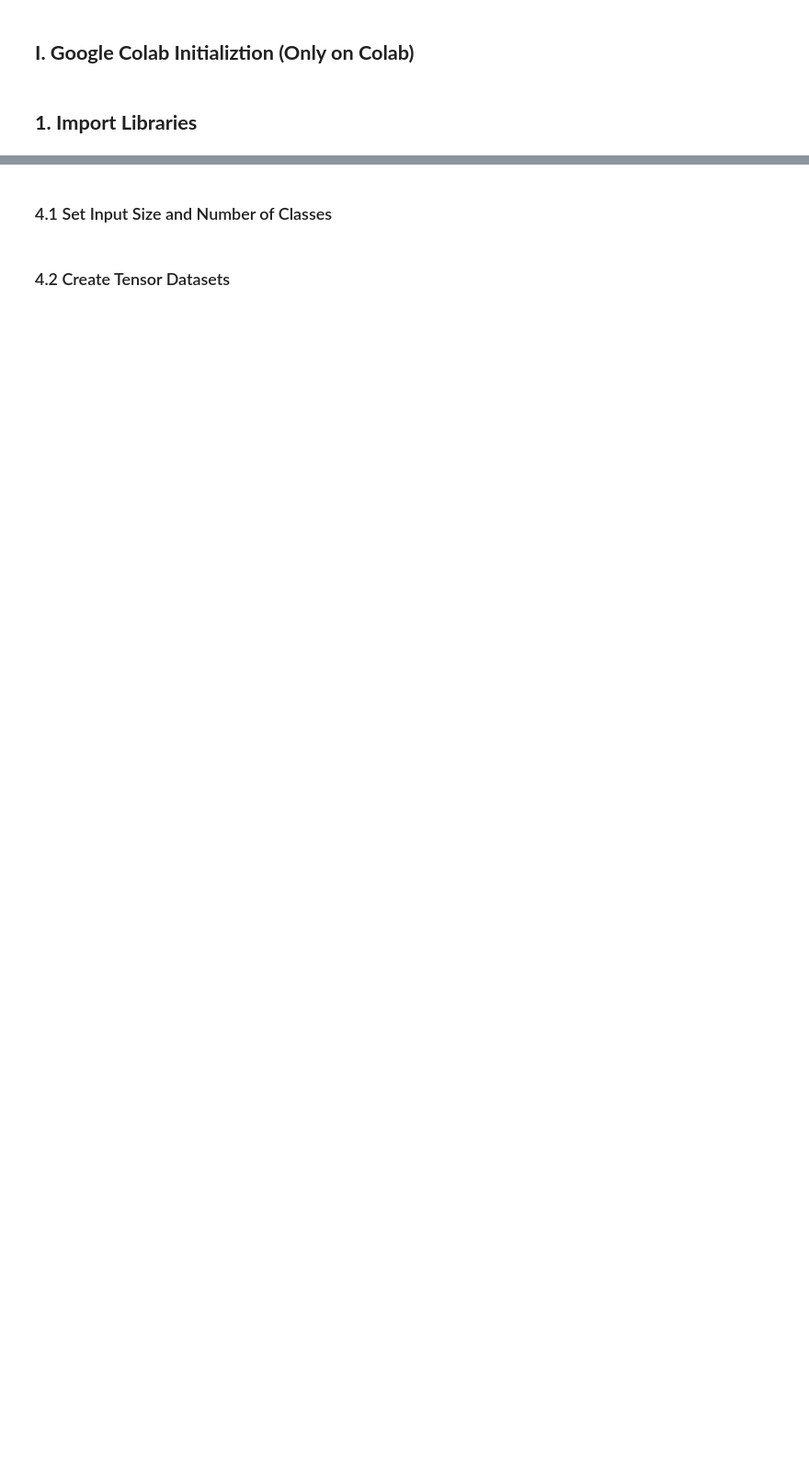
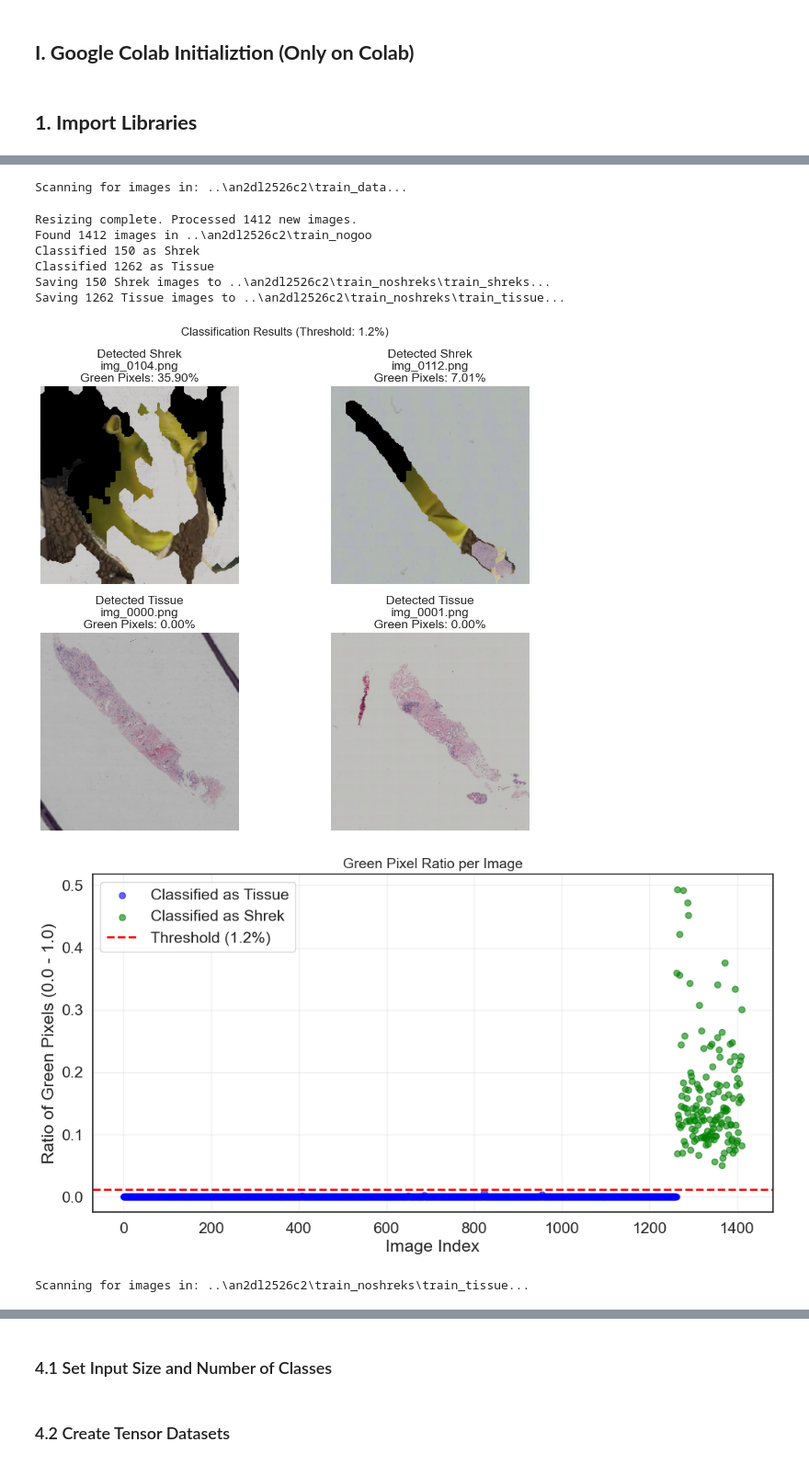
Before and after one commit to OBulun/AN2DL_CH_2, a Jupyter notebook: Notebooks/preprocessing.ipynb, the cells around one changed output, grey strips where cells are left out. Shown at 92% size. Cells and saved outputs as stored; diff of their text form; code cells hidden in the pictures; blank space fills up the shorter version.

Commit message:
shrek and goo removal completed

```diff
--- a/Notebooks/preprocessing.ipynb
+++ b/Notebooks/preprocessing.ipynb
@@ -315,0 +525,28 @@ def resize_batch(input_dir, output_dir, target_size=(224, 224)):
+# %%
+datasets_path = os.path.join(os.path.pardir, "an2dl2526c2")
+
+train_data_path = os.path.join(datasets_path, "train_data")
+train_labels_path = os.path.join(datasets_path, "train_labels.csv")
+test_data_path = os.path.join(datasets_path, "test_data")
+
+CSV_PATH = train_labels_path                # Path to the CSV file with labels
+SOURCE_FOLDER = train_data_path
+
+print(f"Dataset path: {datasets_path}")
+print(f"Train data path: {train_data_path}")
+print(f"Train labels path: {train_labels_path}")
+print(f"Test data path: {test_data_path}")
+# preprocessing output paths
+#preprocessing step 1 output path
+GOO_REMOVAL_OUT = os.path.join(datasets_path, "train_nogoo")
+
+#preprocessing step 2 output path
+SHREK_REMOVAL_OUT = os.path.join(datasets_path, "train_noshreks")
+SHREKS_OUT = os.path.join(SHREK_REMOVAL_OUT, "train_shreks")
+TISSUE_OUT = os.path.join(SHREK_REMOVAL_OUT, "train_tissue")
+
+#preprocessing step 3 output path
+FINAL_TRAIN_OUT = os.path.join(datasets_path, "train_masked_noshreks")
+  # Where the resized unmasked images will be saved
+
+TARGET_SIZE = (224, 224)                    # Target size for the resized images and masks
@@ -315,0 +558,23 @@ def resize_batch(input_dir, output_dir, target_size=(224, 224)):
+# %%
+# Step 1: Remove goo and resize images
+resize_batch(SOURCE_FOLDER,GOO_REMOVAL_OUT, target_size=TARGET_SIZE, remove_goo=True)
+
+#Step 2: Discard Shrek Images
+shreks_list, tissue_list = analyze_dataset_for_shreks(GOO_REMOVAL_OUT, ratio_threshold=0.0125)
+process_classification_results(shreks_list, tissue_list, SHREKS_OUT, TISSUE_OUT, 0.0125)
+
+#Step 3 : Apply the external masks
+copy_masks(tissue_list, SOURCE_FOLDER, TISSUE_OUT)
+copy_masks(shreks_list, SOURCE_FOLDER, SHREKS_OUT)
+process_batch(TISSUE_OUT, FINAL_TRAIN_OUT, target_size=TARGET_SIZE, remove_goo=False)
+# %% [output]
+Scanning for images in: ..\an2dl2526c2\train_data...
+Resizing complete. Processed 1412 new images.
+Found 1412 images in ..\an2dl2526c2\train_nogoo
+Classified 150 as Shrek
+Classified 1262 as Tissue
+Saving 150 Shrek images to ..\an2dl2526c2\train_noshreks\train_shreks...
+Saving 1262 Tissue images to ..\an2dl2526c2\train_noshreks\train_tissue...
+[figure, added]
+[figure, added]
+Scanning for images in: ..\an2dl2526c2\train_noshreks\train_tissue...
```
Also changed, not shown: parts of 29 cells of this notebook, 1 other file.
